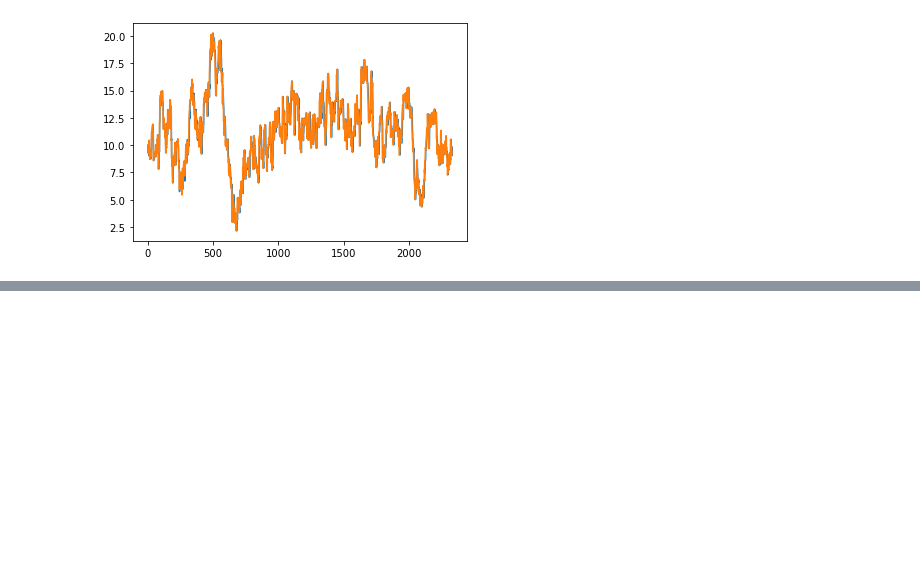
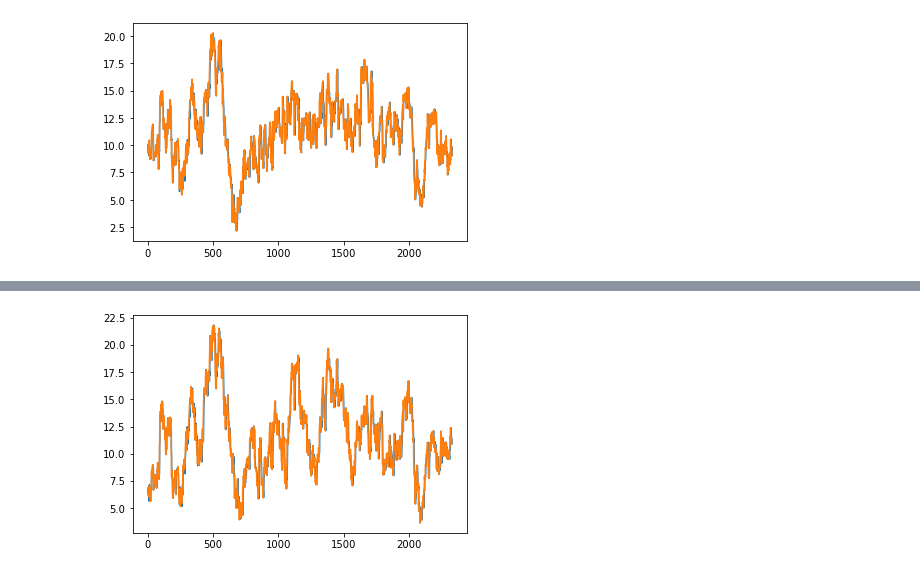
Before and after one commit to leexa90/FoodClub_helper, a Jupyter notebook: Untitled.ipynb, the cells around one changed output, grey strips where cells are left out. Drawn from its saved outputs; the diff is of its cells as text; code cells hidden in the pictures; blank space fills up the shorter version.

```diff
--- a/Untitled.ipynb
+++ b/Untitled.ipynb
@@ -187,0 +195,95 @@ Text(0, 0.5, 'Return')
+# %%
+#simple
+if True:
+
+    df = df_ori.sort_values(['game','arena']).reset_index(drop=1).copy()
+    for i in range(0,len(df),4):
+        df.loc[i:i+3,'pred']=df.loc[i:i+3,'pred']/np.sum(df.loc[i:i+3,'pred'])
+    df['Expected_profit_at_close'] = df['pred']*df['close_odds']
+    df['Expected_profit_at_open'] = df['pred']*df['open_odds']
+
+    df['play'] = 0
+    df=df.iloc[:].reset_index(drop=1)
+
+    var_used = 'Expected_profit_at_'+var
+
+    dictt_winnings = {}
+    df_all_combs=pd.DataFrame([0,1,2,3,4],columns=[0,])
+    for i in range(1,5):
+        temp = df_all_combs.copy()
+        for val in range(5):
+            temp[i] = val
+            df_all_combs = df_all_combs.append(temp)
+        df_all_combs  = df_all_combs.dropna().astype(np.int32)
+
+    from multiprocessing import Pool
+    df = df.sort_values(['game','arena','open_odds']).reset_index(drop=1)
+
+
+    def f(i,df=df,df_all_combs=df_all_combs,dictt_winnings=dictt_winnings):
+        game1 = df.iloc[i:i+4]
+        game2 = df.iloc[i+4:i+8]
+        game3 = df.iloc[i+8:i+12]
+        game4 = df.iloc[i+12:i+16]
+        game5 = df.iloc[i+16:i+20]
+        dictt={}
+        counter =0
+
+        for game in [game1,game2,game3,game4,game5]:
+            dictt[counter] = [np.concatenate([game['pred'].values,np.array([1,])]), #predictions
+                              np.concatenate([game[var+'_odds'].values,np.array([1,])]), #closing odds (predicted)
+                              np.concatenate([game['close_odds'].values,np.array([1,])]), #closing odds (actual)
+                              np.concatenate([game['win'].values,np.array([1,])])] #correct choice, choosing no priates also correct
+            if np.max(game[var_used]>arena_threshold)==1:
+
+                play_id = game[game[var_used]==np.max(game[var_used])].index
+                df.loc[play_id,'play'] = 1
+            counter += 1
+
+        temp = df_all_combs.copy()
+        for j in range(5):
+            temp['prob_'+str(j)] =temp[j].apply(lambda x : dictt[j][0][x])
+            temp['odds_p_'+str(j)] =temp[j].apply(lambda x : dictt[j][1][x])
+            temp['odds_a_'+str(j)] =temp[j].apply(lambda x : dictt[j][2][x])
+            temp['win_'+str(j)] =temp[j].apply(lambda x : dictt[j][3][x])
+        temp['correct']=    temp['win_0']*temp['win_1']* temp['win_2']* temp['win_3']* temp['win_4']
+        temp['payoff_p'] = temp['odds_p_0']*temp['odds_p_1']* temp['odds_p_2']* temp['odds_p_3']* temp['odds_p_4']
+        temp['payoff_a'] = temp['odds_a_0']*temp['odds_a_1']* temp['odds_a_2']* temp['odds_a_3']* temp['odds_a_4']
+        temp['prob'] =  temp['prob_0']*temp['prob_1']* temp['prob_2']* temp['prob_3']* temp['prob_4']
+        temp['Expected'] = temp['payoff_p']*temp['prob'] #predicted earnings
+        temp['Max_bet_amt'] = 1000000/temp['payoff_p']
+        amt = 17000
+        temp['Max_bet_amt'] = temp['Max_bet_amt'] .apply(lambda x  : min(amt,x))
+        temp['Max_bet_ratio'] = temp['Max_bet_amt'].apply(lambda x : min(x/12000,1))
+        temp['Expected2'] = temp['Expected']*temp['Max_bet_amt']/amt
+        temp['Actual']= temp['payoff_a']*temp['correct']*temp['Max_bet_ratio'] #actual earnings
+        temp = temp[(temp['Expected']>arena_threshold)].sort_values('Expected2').reset_index(drop=1)
+        if len(temp)==0:
+            return (-0.001,0)
+        else:
+            temp2 = temp.iloc[-10:]
+            if i %10000==0:
+                print (i,temp2)
+            return (np.sum(temp2['Actual']),np.sum(temp2['Max_bet_ratio']))
+
+        #print(dictt_winnings[game3['game'].values[0]])
+
+
+    p = Pool(10)
+    winnings_list = list(p.map(f,range(0,len(df),20)))
+    #print(winnings_list)
+
+    winnings = np.sum([x[0] for x in winnings_list if x[1]>0])
+    net_profit = [x[0]-x[1] for x in winnings_list if x[1]>0]
+    list_winnings = [x[0] for x in winnings_list if x[1]>0]
+    winnings_stE = np.std(list_winnings)/len(list_winnings)**.5
+    capital = sum([x[1] for x in winnings_list if x[1]>0])
+    print(winnings/capital,winnings,capital ,winnings-capital)
+    print (winnings_stE*len(list_winnings),np.mean(net_profit),np.std(net_profit))
+    print(np.mean([x<=0 for x in  net_profit]), np.mean([x for x in  net_profit if x >0]) ,max_payoff)
+    import matplotlib.pyplot as plt
+    plt.plot(np.convolve([x[0]-x[1] for x in winnings_list],[1./90,]*90,'valid'))
+    plt.plot(np.convolve([x[0]-x[1] for x in winnings_list if x[0]>=0],[1./90,]*90,'valid'))
+    plt.show()
+    #print ((np.sum(df[var_used]*df['play'])-np.sum(df['play']))/np.sum(df['play']))
+# %% [output]
@@ -187,0 +307 @@ Text(0, 0.5, 'Return')
+[figure, added]
```
Also changed, not shown: parts of 4 cells of this notebook.
